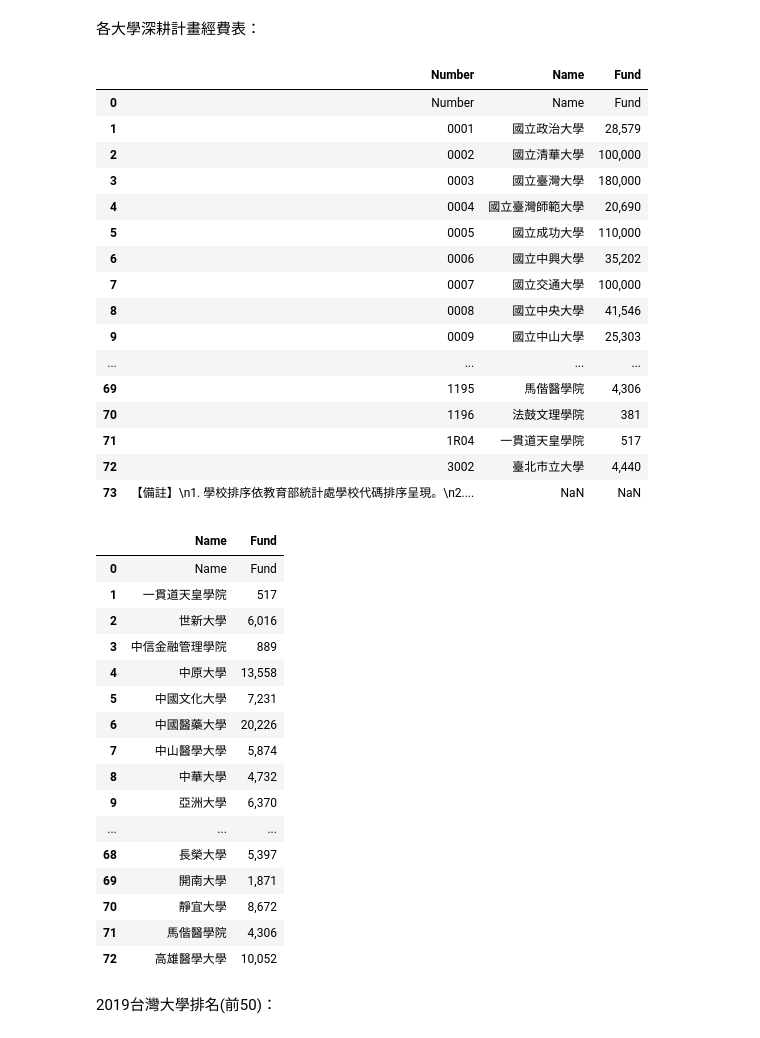
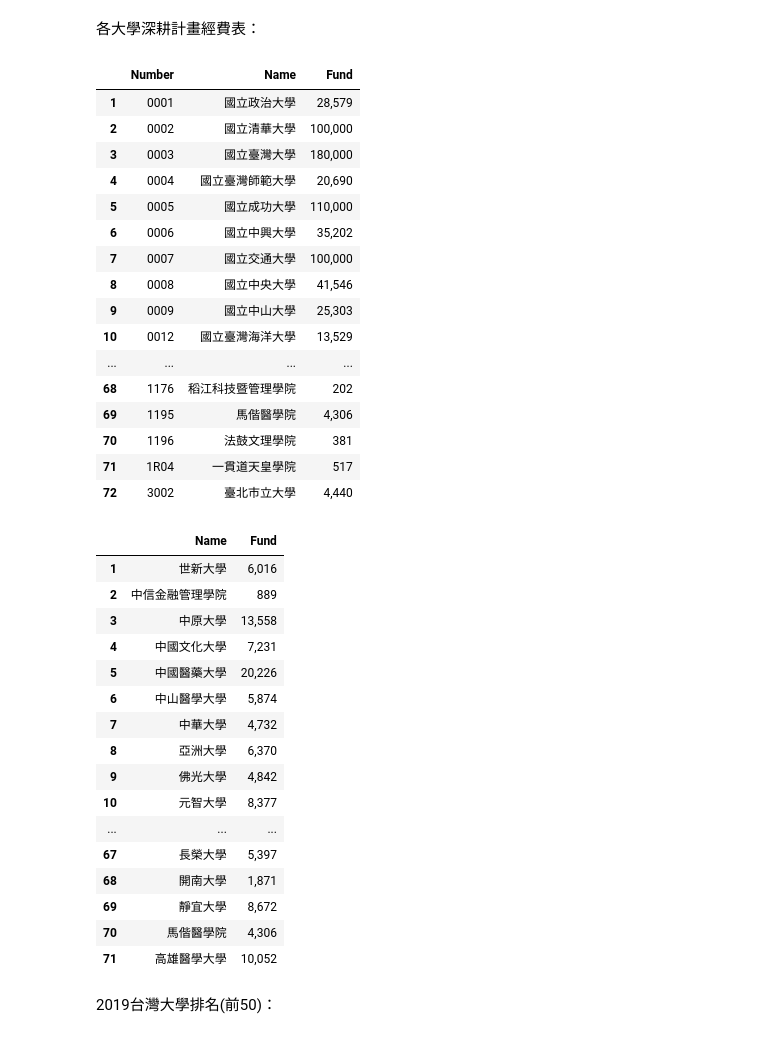
Before and after one commit to TinaChang1026/LAT, a Jupyter notebook: Final Project/data.ipynb, the cells around one changed output. Cells and saved outputs as stored; diff of their text form; code cells hidden in the pictures.

```diff
--- a/Final Project/data.ipynb
+++ b/Final Project/data.ipynb
@@ -4,10 +4,11 @@ import pandas as pd
 各大學深耕計畫經費表：
 # %%
 df = pd.read_csv('University Fund.csv')
+df=df.drop(0)
+df=df.drop(73)
 df
 # %% [output]
 |  | Number | Name | Fund |
-| 0 | Number | Name | Fund |
 | 1 | 0001 | 國立政治大學 | 28,579 |
 | 2 | 0002 | 國立清華大學 | 100,000 |
 | 3 | 0003 | 國立臺灣大學 | 180,000 |
@@ -17,33 +18,35 @@ df
 | 7 | 0007 | 國立交通大學 | 100,000 |
 | 8 | 0008 | 國立中央大學 | 41,546 |
 | 9 | 0009 | 國立中山大學 | 25,303 |
+| 10 | 0012 | 國立臺灣海洋大學 | 13,529 |
 | ... | ... | ... | ... |
+| 68 | 1176 | 稻江科技暨管理學院 | 202 |
 | 69 | 1195 | 馬偕醫學院 | 4,306 |
 | 70 | 1196 | 法鼓文理學院 | 381 |
 | 71 | 1R04 | 一貫道天皇學院 | 517 |
 | 72 | 3002 | 臺北市立大學 | 4,440 |
-| 73 | 【備註】\n1. 學校排序依教育部統計處學校代碼排序呈現。\n2.... | NaN | NaN |
 # %%
 df_fund = df.groupby(['Name'])['Fund'].sum().reset_index()
+df_fund=df_fund.drop(0)
 df_fund
 # %% [output]
 |  | Name | Fund |
-| 0 | Name | Fund |
-| 1 | 一貫道天皇學院 | 517 |
-| 2 | 世新大學 | 6,016 |
-| 3 | 中信金融管理學院 | 889 |
-| 4 | 中原大學 | 13,558 |
-| 5 | 中國文化大學 | 7,231 |
-| 6 | 中國醫藥大學 | 20,226 |
-| 7 | 中山醫學大學 | 5,874 |
-| 8 | 中華大學 | 4,732 |
-| 9 | 亞洲大學 | 6,370 |
+| 1 | 世新大學 | 6,016 |
+| 2 | 中信金融管理學院 | 889 |
+| 3 | 中原大學 | 13,558 |
+| 4 | 中國文化大學 | 7,231 |
+| 5 | 中國醫藥大學 | 20,226 |
+| 6 | 中山醫學大學 | 5,874 |
+| 7 | 中華大學 | 4,732 |
+| 8 | 亞洲大學 | 6,370 |
+| 9 | 佛光大學 | 4,842 |
+| 10 | 元智大學 | 8,377 |
 | ... | ... | ... |
-| 68 | 長榮大學 | 5,397 |
-| 69 | 開南大學 | 1,871 |
-| 70 | 靜宜大學 | 8,672 |
-| 71 | 馬偕醫學院 | 4,306 |
-| 72 | 高雄醫學大學 | 10,052 |
+| 67 | 長榮大學 | 5,397 |
+| 68 | 開南大學 | 1,871 |
+| 69 | 靜宜大學 | 8,672 |
+| 70 | 馬偕醫學院 | 4,306 |
+| 71 | 高雄醫學大學 | 10,052 |
 # %% [markdown]
 2019台灣大學排名(前50)：
 # %%
```
Also changed, not shown: parts of 22 cells of this notebook, 8 other files.
